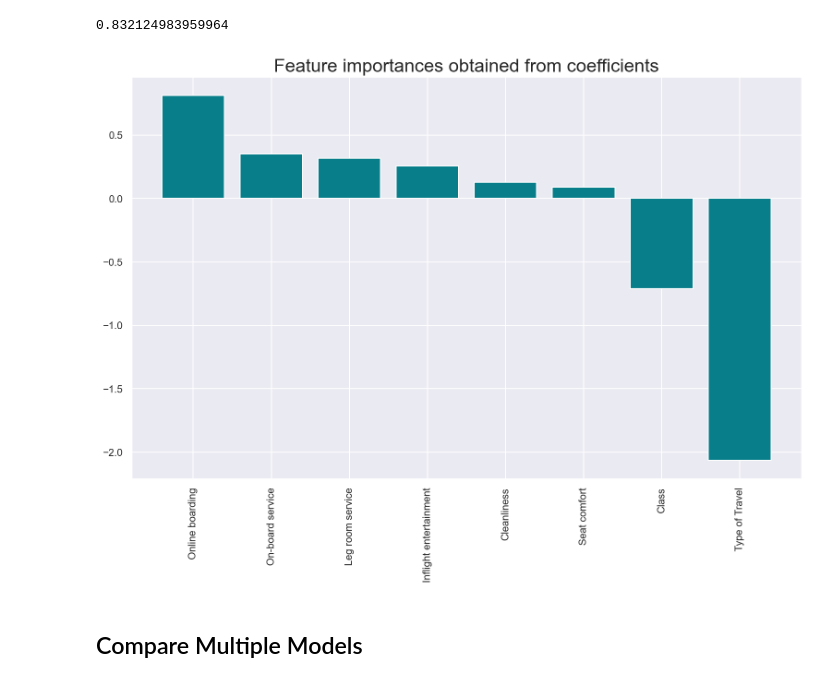
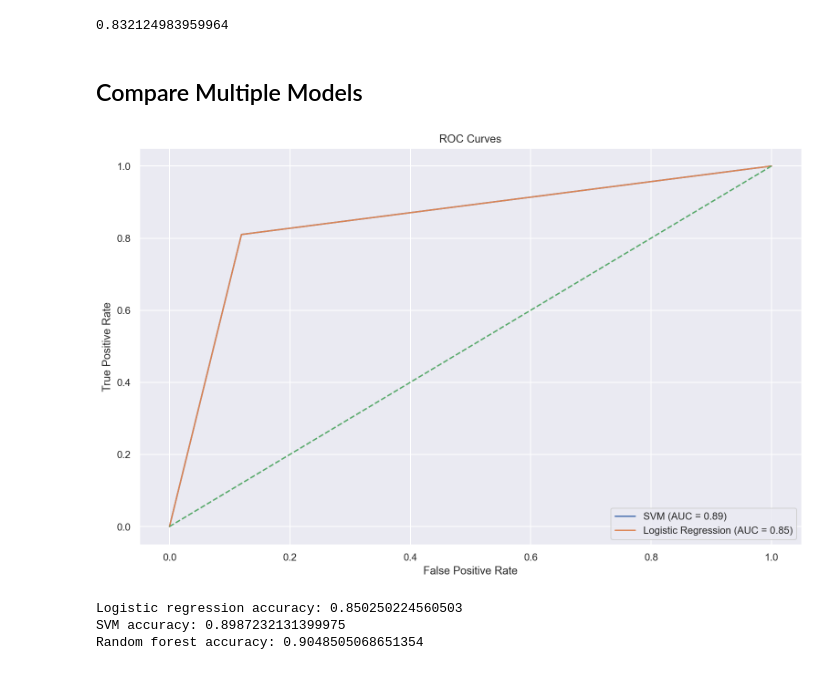
Before and after one commit to Chibili/Customer-Satisfaction, a Jupyter notebook: Customer_Satisfaction_Prediction.ipynb, the cells around one changed output. Saved outputs shown, nothing was run; the diff lists cells and outputs as text; code cells hidden in the pictures.

Commit message:
Model Comparison Complete
Finished with model comparisons.

```diff
--- a/Customer_Satisfaction_Prediction.ipynb
+++ b/Customer_Satisfaction_Prediction.ipynb
@@ -497,25 +497,49 @@ print(accuracy_score(y_test,y_pred_nb))
 #print(confusion_matrix(y_test,y_pred_nb))
 # %% [output]
 0.832124983959964
-# %%
-from sklearn.linear_model import LogisticRegression
-
-model = LogisticRegression()
-model.fit(X_train, y_train)
-importances = pd.DataFrame(data={
-    'Attribute': X_train.columns,
-    'Importance': model.coef_[0]
-})
-importances = importances.sort_values(by='Importance', ascending=False)
-# %%
-plt.bar(x=importances['Attribute'], height=importances['Importance'], color='#087E8B')
-plt.title('Feature importances obtained from coefficients', size=20)
-plt.xticks(rotation='vertical')
-plt.show()
-# %% [output]
-[figure, removed]
 # %% [markdown]
 ## Compare Multiple Models
+# %%
+import numpy as np
+import pandas as pd
+from sklearn.model_selection import train_test_split
+from sklearn.svm import SVC
+from sklearn.linear_model import LogisticRegression
+from sklearn.metrics import roc_curve, auc
+
+# Train the SVM model
+svm = SVC()
+svm.fit(X_train, y_train)
+
+# Train the logistic regression model
+logreg = LogisticRegression()
+logreg.fit(X_train, y_train)
+
+# Get the predictions from the SVM model
+y_pred_svm = svm.predict(X_test)
+
+# Get the predictions from the logistic regression model
+y_pred_logreg = logreg.predict(X_test)
+
+# Calculate the AUC for the SVM model
+fpr, tpr, thresholds = roc_curve(y_test, y_pred_svm)
+auc_svm = auc(fpr, tpr)
+
+# Calculate the AUC for the logistic regression model
+fpr, tpr, thresholds = roc_curve(y_test, y_pred_logreg)
+auc_logreg = auc(fpr, tpr)
+
+# Plot the ROC curves
+plt.plot(fpr, tpr, label='SVM (AUC = %0.2f)' % auc_svm)
+plt.plot(fpr, tpr, label='Logistic Regression (AUC = %0.2f)' % auc_logreg)
+plt.plot([0, 1], [0, 1], linestyle='--')
+plt.xlabel('False Positive Rate')
+plt.ylabel('True Positive Rate')
+plt.title('ROC Curves')
+plt.legend(loc='lower right')
+plt.show()
+# %% [output]
+[figure, added]
 # %%
 import pandas as pd
 from sklearn.model_selection import train_test_split
@@ -523,15 +547,6 @@ from sklearn.linear_model import LogisticRegression
 from sklearn.svm import SVC
 from sklearn.ensemble import RandomForestClassifier
 
-# Load the data
-df = pd.read_csv('data.csv')
-
-# Split the data into features and target variable
-X = df.drop('target', axis=1)
-y = df['target']
-
-# Split the data into train and test sets
-X_train, X_test, y_train, y_test = train_test_split(X, y, test_size=0.25)
 
 # Create the models
 logreg = LogisticRegression()
@@ -557,3 +572,7 @@ rfc_accuracy = rfc.score(X_test, y_test)
 print('Logistic regression accuracy:', logreg_accuracy)
 print('SVM accuracy:', svm_accuracy)
 print('Random forest accuracy:', rfc_accuracy)
+# %% [output]
+Logistic regression accuracy: 0.850250224560503
+SVM accuracy: 0.8987232131399975
+Random forest accuracy: 0.9048505068651354
```
